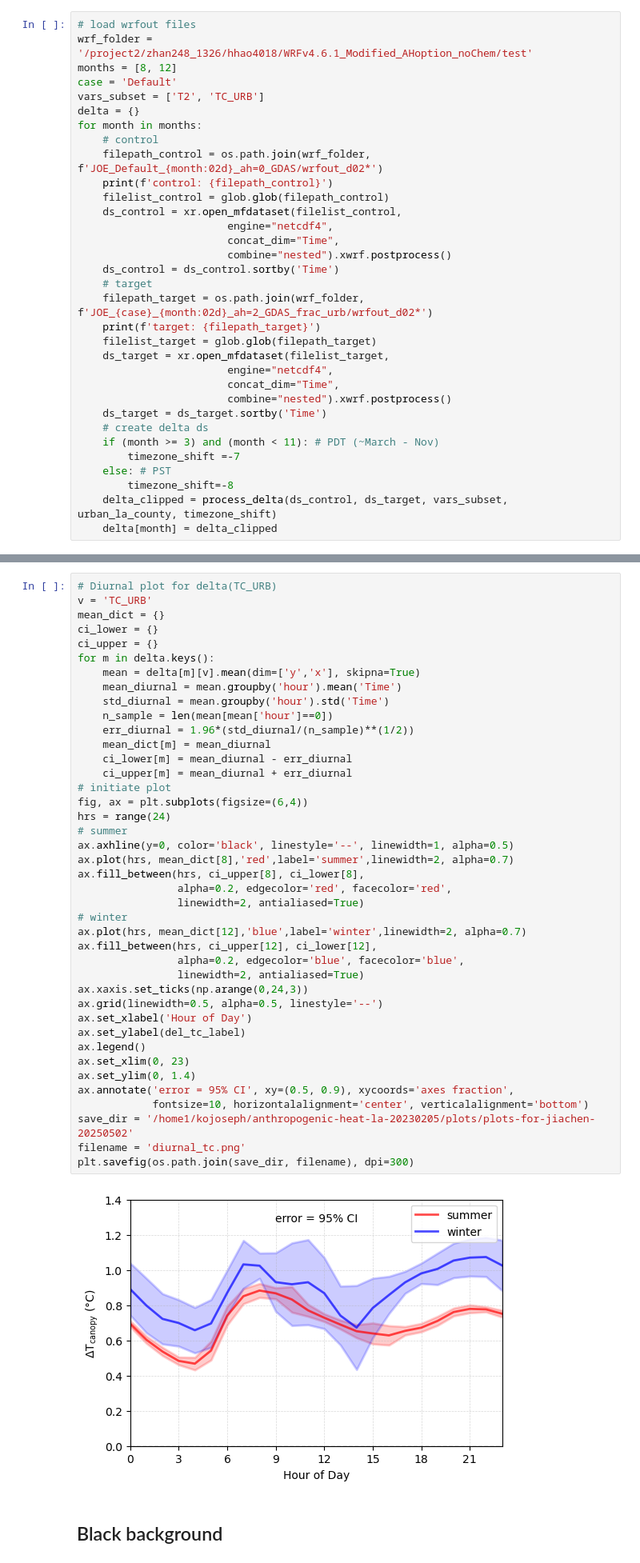
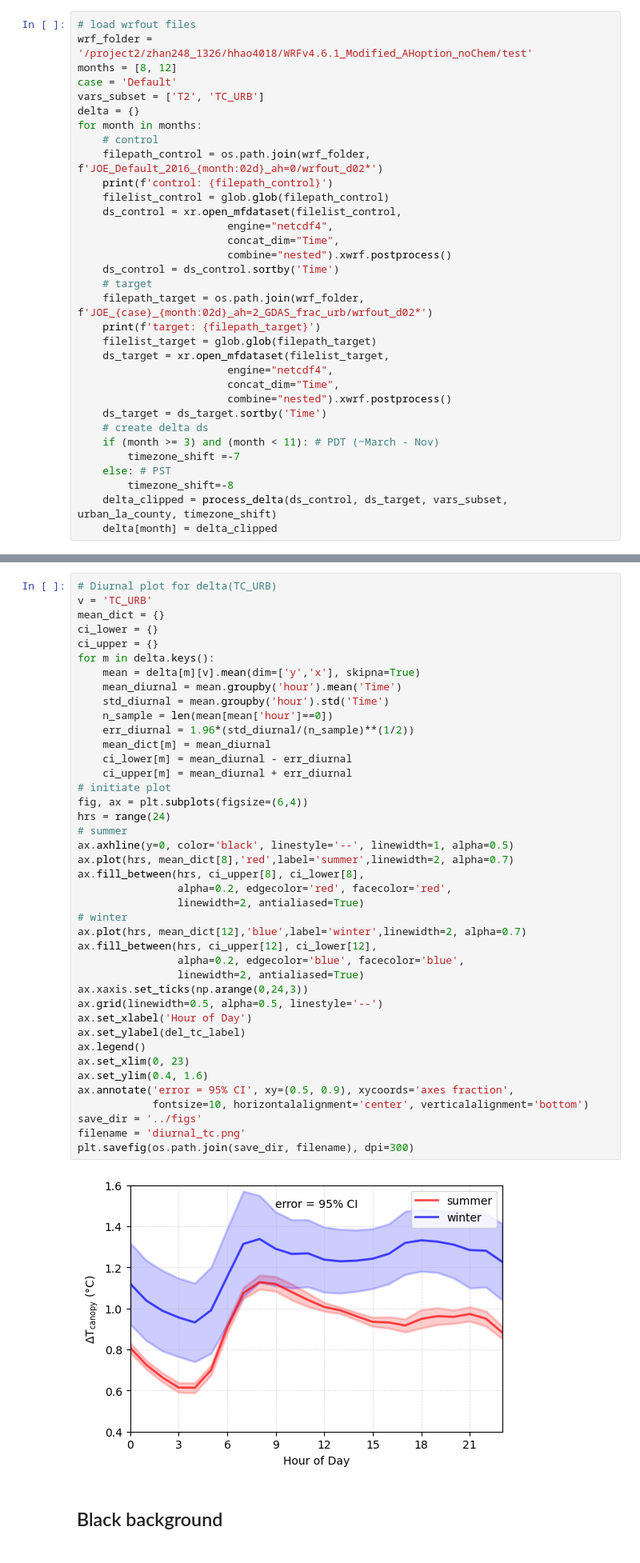
Before and after one commit to josephko91/ah-la-paper, a Jupyter notebook: notebooks/impact-analysis.ipynb, the cells around one changed output, grey strips where cells are left out. Shown at 80% size. Drawn from its saved outputs; the diff is of its cells as text.

Commit message:
line plots working

```diff
--- a/notebooks/impact-analysis.ipynb
+++ b/notebooks/impact-analysis.ipynb
@@ -110,7 +110,7 @@ vars_subset = ['T2', 'TC_URB']
 delta = {}
 for month in months:
     # control
-    filepath_control = os.path.join(wrf_folder, f'JOE_Default_{month:02d}_ah=0_GDAS/wrfout_d02*')
+    filepath_control = os.path.join(wrf_folder, f'JOE_Default_2016_{month:02d}_ah=0/wrfout_d02*')
     print(f'control: {filepath_control}')
     filelist_control = glob.glob(filepath_control)
     ds_control = xr.open_mfdataset(filelist_control,
@@ -205,36 +205,36 @@ for m in delta.keys():
     n_sample = len(mean[mean['hour']==0])
     err_diurnal = 1.96*(std_diurnal/(n_sample)**(1/2))
     mean_dict[m] = mean_diurnal
     ci_lower[m] = mean_diurnal - err_diurnal
     ci_upper[m] = mean_diurnal + err_diurnal
 # initiate plot
 fig, ax = plt.subplots(figsize=(6,4))
 hrs = range(24)
 # summer
 ax.axhline(y=0, color='black', linestyle='--', linewidth=1, alpha=0.5)
 ax.plot(hrs, mean_dict[8],'red',label='summer',linewidth=2, alpha=0.7)
 ax.fill_between(hrs, ci_upper[8], ci_lower[8],
                 alpha=0.2, edgecolor='red', facecolor='red',
                 linewidth=2, antialiased=True)
 # winter
 ax.plot(hrs, mean_dict[12],'blue',label='winter',linewidth=2, alpha=0.7)
 ax.fill_between(hrs, ci_upper[12], ci_lower[12],
                 alpha=0.2, edgecolor='blue', facecolor='blue',
                 linewidth=2, antialiased=True)
 ax.xaxis.set_ticks(np.arange(0,24,3))
 ax.grid(linewidth=0.5, alpha=0.5, linestyle='--')
 ax.set_xlabel('Hour of Day')
 ax.set_ylabel(del_tc_label)
 ax.legend()
 ax.set_xlim(0, 23)
-ax.set_ylim(0, 1.4)
+ax.set_ylim(0.4, 1.6)
 ax.annotate('error = 95% CI', xy=(0.5, 0.9), xycoords='axes fraction',
             fontsize=10, horizontalalignment='center', verticalalignment='bottom')
-save_dir = '/home1/kojoseph/anthropogenic-heat-la-20230205/plots/plots-for-jiachen-20250502'
+save_dir = '../figs'
 filename = 'diurnal_tc.png'
 plt.savefig(os.path.join(save_dir, filename), dpi=300)
 # %% [output]
-[figure, old version]
+[figure, new version]
 # %% [markdown]
 ## Black background
 # %%
```
Also changed, not shown: parts of 7 cells of this notebook, 2 other files.
